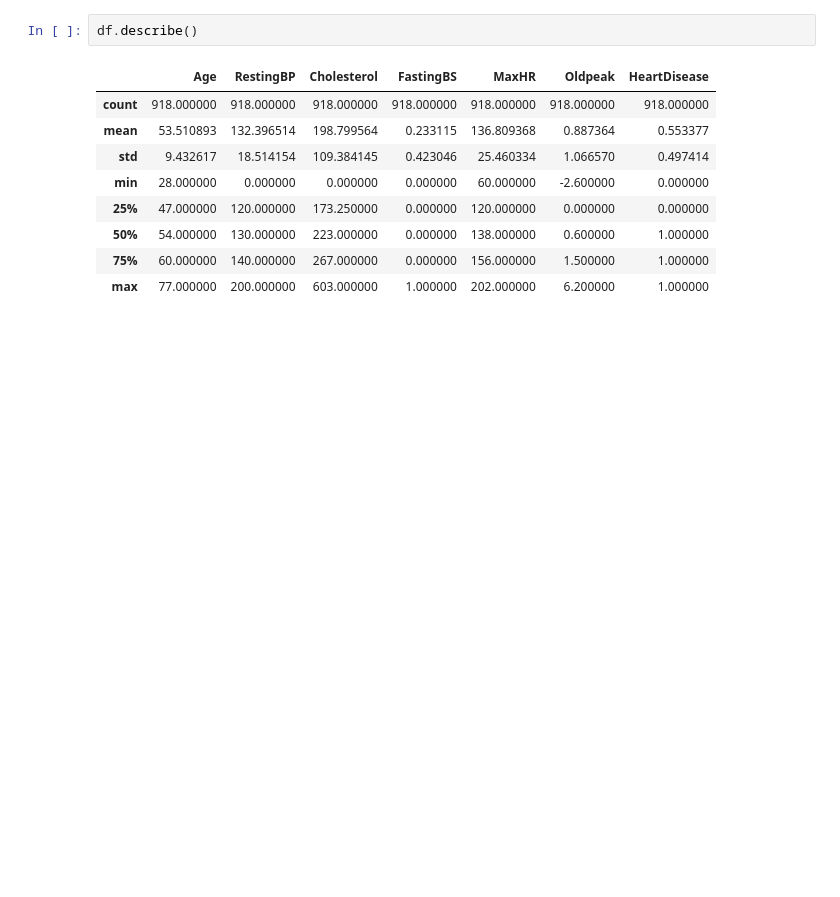
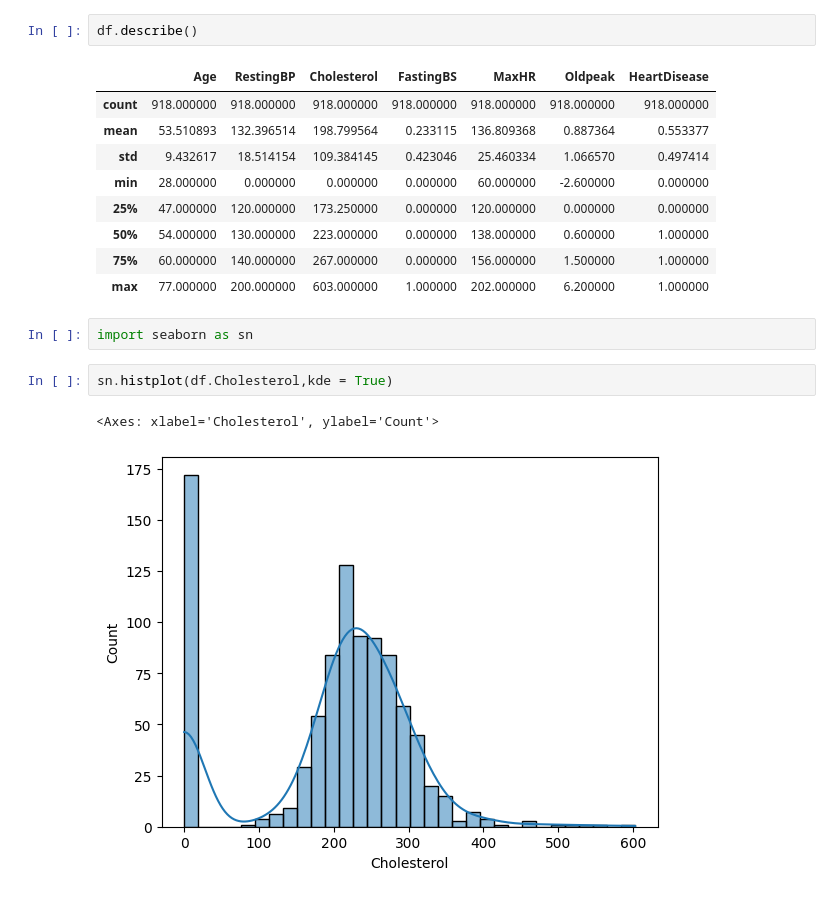
Before and after one commit to Deepdebug233/PCA, a Jupyter notebook: PCA.ipynb, the cells around one changed output. Saved outputs shown, nothing was run; the diff lists cells and outputs as text; blank space fills up the shorter version.

```diff
--- a/PCA.ipynb
+++ b/PCA.ipynb
@@ -25,3 +25,10 @@ df.describe()
 | 50% | 54.000000 | 130.000000 | 223.000000 | 0.000000 | 138.000000 | 0.600000 | 1.000000 |
 | 75% | 60.000000 | 140.000000 | 267.000000 | 0.000000 | 156.000000 | 1.500000 | 1.000000 |
 | max | 77.000000 | 200.000000 | 603.000000 | 1.000000 | 202.000000 | 6.200000 | 1.000000 |
+# %%
+import seaborn as sn
+# %%
+sn.histplot(df.Cholesterol,kde = True)
+# %% [output]
+<Axes: xlabel='Cholesterol', ylabel='Count'>
+[figure, added]
```
Also changed, not shown: parts of 7 cells of this notebook.
